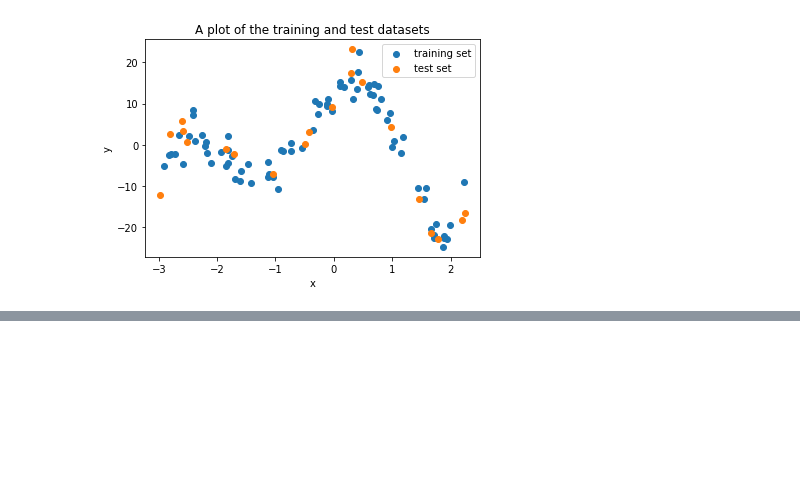
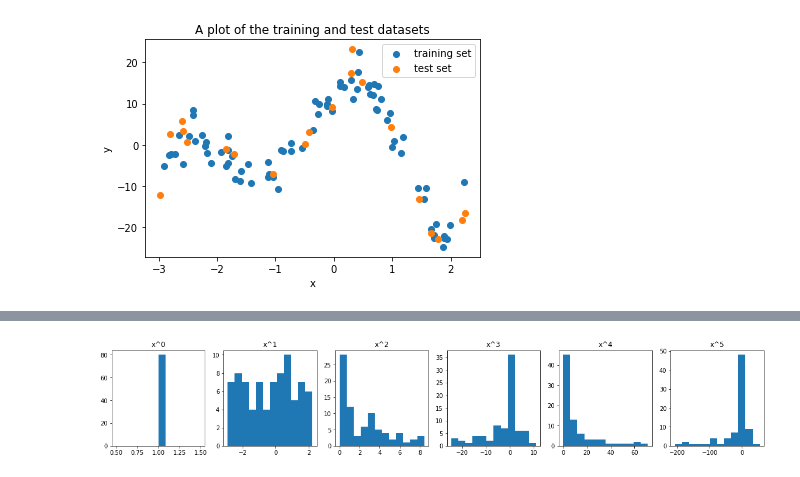
Before and after one commit to shaisid01/Linear-Regression-Gradient-Decent, a Jupyter notebook: Notebook/LRGradientDecent.ipynb, the cells around one changed output, grey strips where cells are left out. Drawn from its saved outputs; the diff is of its cells as text; code cells hidden in the pictures; blank space fills up the shorter version.

Commit message:
Update LRGradientDecent.ipynb
LRGD Complete

```diff
--- a/Notebook/LRGradientDecent.ipynb
+++ b/Notebook/LRGradientDecent.ipynb
@@ -68,0 +81,20 @@ plt.show()
+# %%
+"""
+  X: a 1-D Numpy array of N data points
+  degree: the degree of the largest polynomial feature
+
+  Return
+  ------
+  An Numpy array (matrix) with shape (N, k + 1), where each column is an ith
+  power of the vector X for i=0,...,k
+  """
+
+def poly_features(X, degree):
+     return np.array([np.power(X,j) for j in range(degree + 1)]).T
+# design matrix with polynomial features
+poly_degree = 5
+X_train = poly_features(LRGD_train_data['X_train'].values, degree=poly_degree)
+y_train = LRGD_train_data['Y_train'].values
+
+print(f"X shape: {X_train.shape}, y shape: {y_train.shape}")
+print("First sample of training data:", X_train[0]) # [1, x, x^2, ..., x^k]
@@ -68,0 +120,9 @@ plt.show()
+# %%
+fig, ax = plt.subplots(nrows=1, ncols=X_train.shape[1], figsize=(20,3))
+for i in range(X_train.shape[1]):
+    ax[i].hist(X_train[:,i], bins=12)
+    ax[i].set_title(f"x^{i}")
+
+plt.show()
+# %% [output]
+[figure, added]
```
Also changed, not shown: parts of 33 cells of this notebook.
